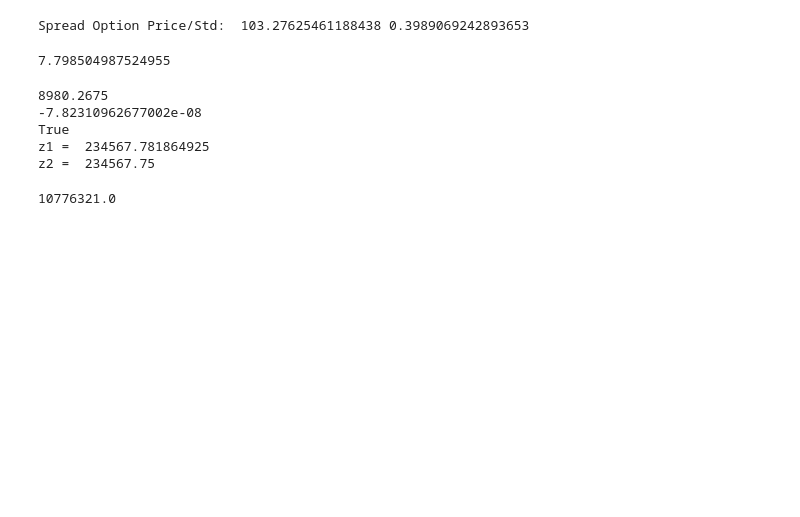
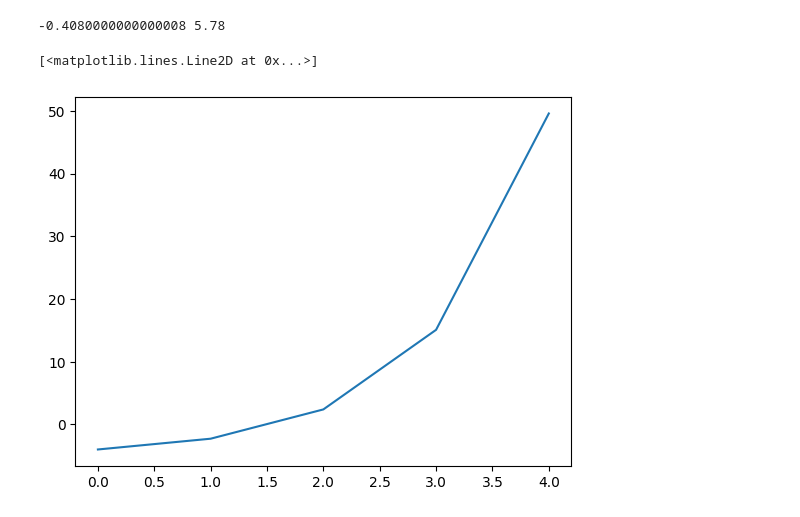
Before and after one commit to agarwgou/NumericalMethods, a Jupyter notebook: NumericalMethodPractise1.ipynb, the cells around one changed output. Drawn from its saved outputs; the diff is of its cells as text; code cells hidden in the pictures; blank space fills up the shorter version.

```diff
--- a/NumericalMethodPractise1.ipynb
+++ b/NumericalMethodPractise1.ipynb
@@ -35,41 +6,12 @@ m2       5.343307333000013e-07
-# %%
-    payoff = lambda S1, S2: max(S1, S2)
-    pv, se = mcSpread(payoff, 100, 100, 1, 0.05, 0.02, 0.03, 0.1, 0.15, 0.5, 1024, 100)
-    print("Spread Option Price/Std: ", pv, se)
-# %% [output]
-Spread Option Price/Std:  103.27625461188438 0.3989069242893653
-# %%
-oneStepBinomial(S=100, r=0.01, u=1.2, d=0.8, optType=PayoffType.Call, K=105, T=1.0)
-# %% [output]
-7.798504987524955
-# %%
-    x = 10776321
-    nsteps = 1200
-    s = x / nsteps
-    y = 0
-    print(s)
-    for i in range(nsteps):
-        y += s
-    print(x - y)
-
-    x = 10.56
-    print(x == x + 5e-16)
-
-    x = 0.1234567891234567890
-    y = 0.1234567891
-    scale = 1e16
-    z1 = (x-y) * scale
-    print("z1 = ", z1)
-
-    z2 = (x*scale - y*scale)
-    print("z2 = ", z2)
-# %% [output]
-8980.2675
--7.82310962677002e-08
-True
-z1 =  234567.781864925
-z2 =  234567.75
-# %%
-8980.2675*1200
-# %% [output]
-10776321.0
+# %%
+foo = lambda x : math.exp(x) - 5
+a = 3.4
+b = 5.78
+(a_, b_) = rootBracketing(foo, a, b, 50, 1.6)
+print(a_, b_)
+x=np.arange(0,5)
+plt.plot(x, [foo(i) for i in x])
+# %% [output]
+-0.4080000000000008 5.78
+[<matplotlib.lines.Line2D at 0x...>]
+[figure, added]
```
Also changed, not shown: parts of 35 cells of this notebook, 4 other files.
